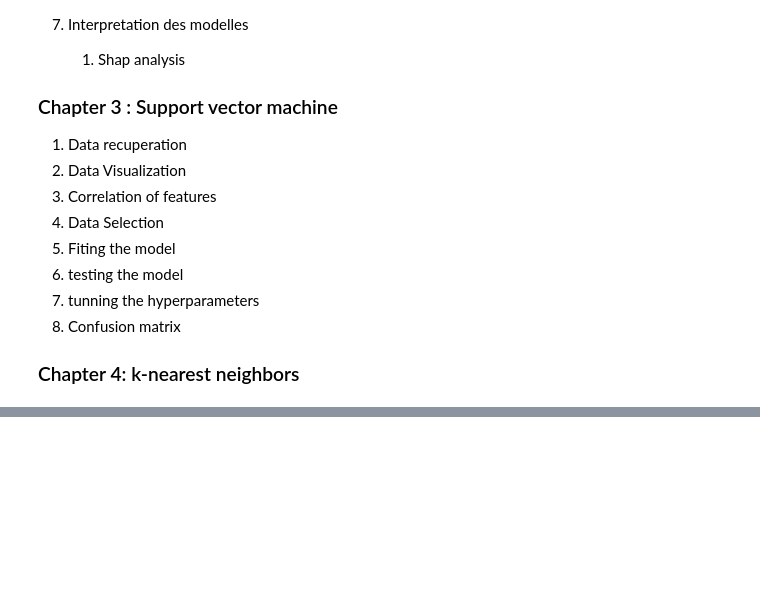
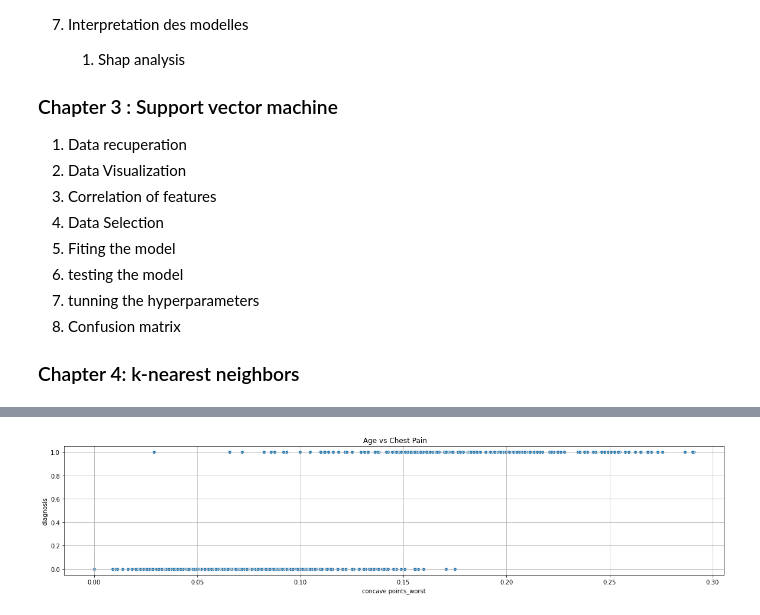
Before and after one commit to shasso2s/Datenanalyse_Breast_Cancer_BinaryClassification, a Jupyter notebook: Projekt zur Datenanalyse_Classification of Wisconsin Breast Cancer.ipynb, the cells around one changed output, grey strips where cells are left out. Drawn from its saved outputs; the diff is of its cells as text; code cells hidden in the pictures; blank space fills up the shorter version.

```diff
--- a/Projekt zur Datenanalyse_Classification of Wisconsin Breast Cancer.ipynb
+++ b/Projekt zur Datenanalyse_Classification of Wisconsin Breast Cancer.ipynb
@@ -96,7 +123,4 @@
 # %%
-import pandas as pd
-import matplotlib.pyplot as plt
-import numpy as np
-from sklearn.model_selection import train_test_split
-import tensorflow as tf
-from sklearn.impute import SimpleImputer
+dt=pd.read_csv('Datasets/set.csv')
+dt['diagnosis'] = dt['diagnosis'].map({'M':1,'B':0})
+dt.head(4)
@@ -105,0 +136,3 @@ from sklearn.impute import SimpleImputer
+# %%
+dt.drop('id',axis=1,inplace=True)
+dt.drop('Unnamed: 32',axis=1,inplace=True)
@@ -105,0 +244,10 @@ from sklearn.impute import SimpleImputer
+# %%
+plt.figure(figsize=(20,4))
+sns.scatterplot(x=dt['concave points_worst'],y=dt['diagnosis'])
+plt.xlabel('concave points_worst')
+plt.ylabel('diagnosis')
+plt.title(' Age vs Chest Pain')
+#plt.axhline(df['chol'].mean(),linestyle='--',color='black')
+plt.grid()
+# %% [output]
+[figure, added]
```
Also changed, not shown: parts of 21 cells of this notebook.
